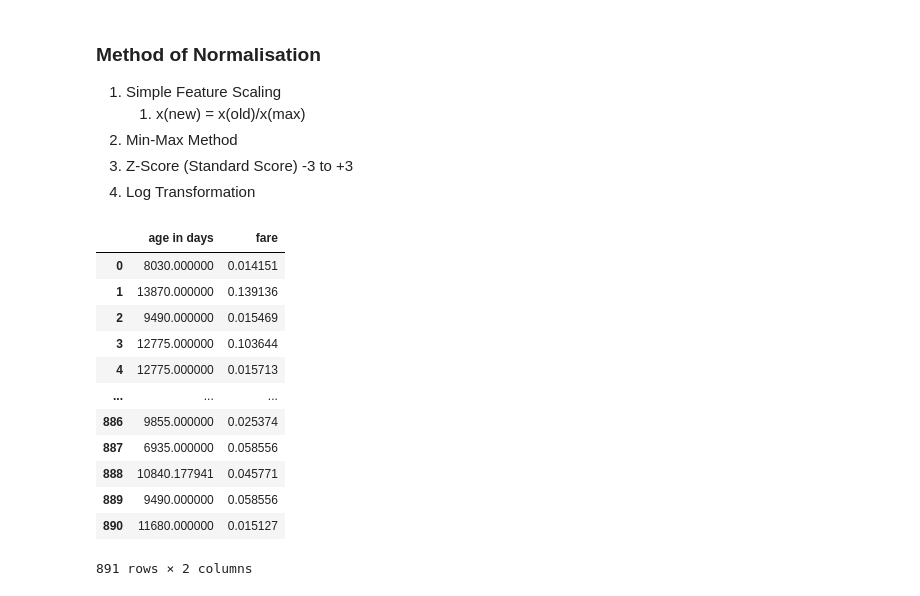
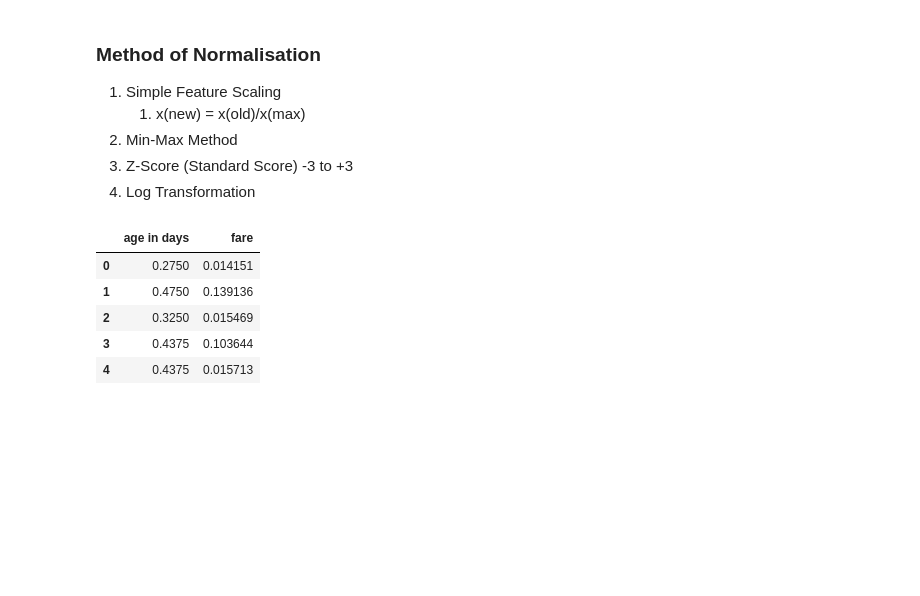
Before and after one commit to Hamza-Codes/https---github.com-Hamza-Codes-MyJupyterNotebooks, a Jupyter notebook: Data_Wrangling.ipynb, the cells around one changed output. Cells and saved outputs as stored; diff of their text form; code cells hidden in the pictures; blank space fills up the shorter version.

```diff
--- a/Data_Wrangling.ipynb
+++ b/Data_Wrangling.ipynb
@@ -282,20 +284,13 @@ ks2
 # %%
 # Simple Transformation
 
 ks2 ['fare'] = ks2['fare']/ks2['fare'].max()
 ks2 ['age in days'] = ks2['age in days']/ks2['age in days'].max()
-ks2
+ks2.head()
 # %% [output]
 |  | age in days | fare |
-| 0 | 8030.000000 | 0.014151 |
-| 1 | 13870.000000 | 0.139136 |
-| 2 | 9490.000000 | 0.015469 |
-| 3 | 12775.000000 | 0.103644 |
-| 4 | 12775.000000 | 0.015713 |
-| ... | ... | ... |
-| 886 | 9855.000000 | 0.025374 |
-| 887 | 6935.000000 | 0.058556 |
-| 888 | 10840.177941 | 0.045771 |
-| 889 | 9490.000000 | 0.058556 |
-| 890 | 11680.000000 | 0.015127 |
+| 0 | 0.2750 | 0.014151 |
+| 1 | 0.4750 | 0.139136 |
+| 2 | 0.3250 | 0.015469 |
+| 3 | 0.4375 | 0.103644 |
+| 4 | 0.4375 | 0.015713 |
-891 rows × 2 columns
```
Also changed, not shown: parts of 5 cells of this notebook.
